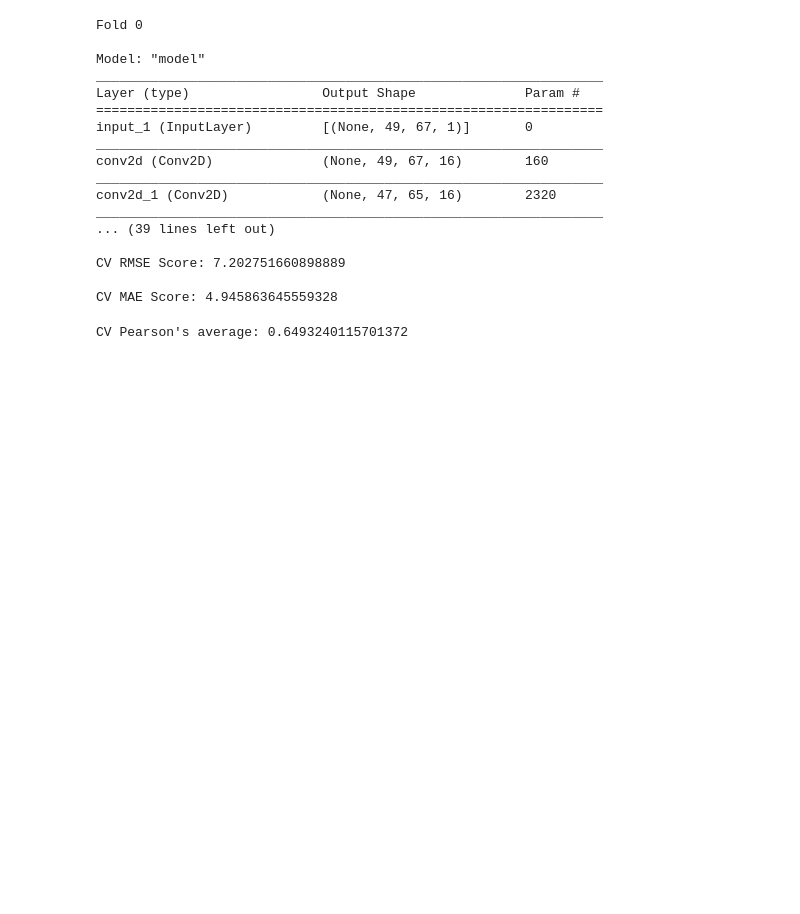
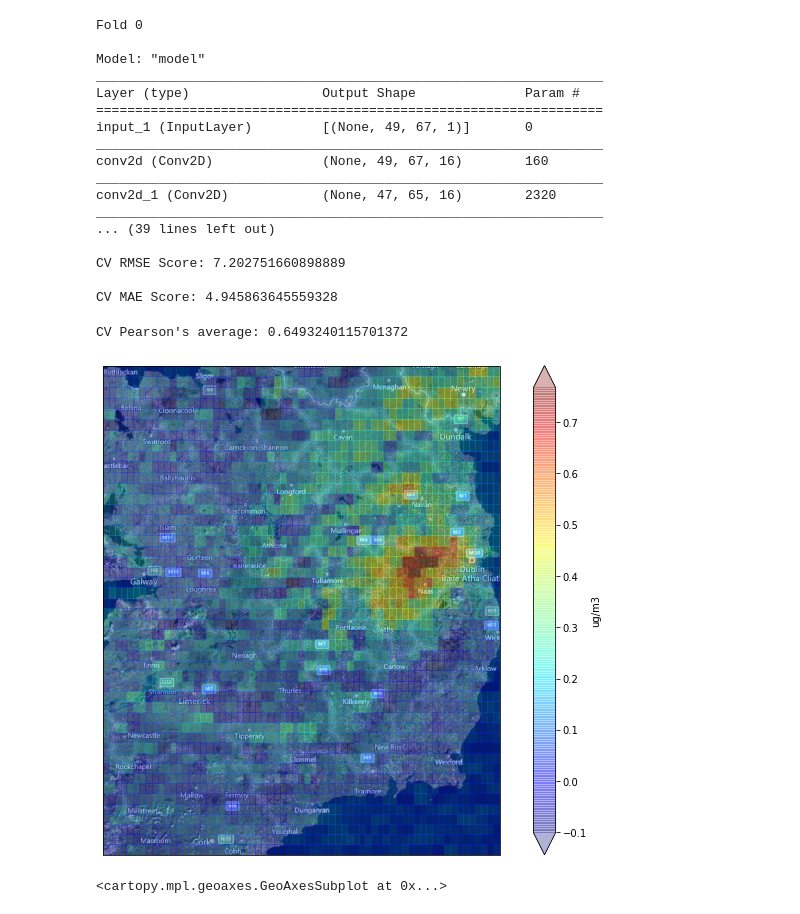
Before and after one commit to Bibhash123/NESNet, a Jupyter notebook: Proposed_Method/NO2_Ireland_Dataset(Proposed).ipynb, the cells around one changed output. Drawn from its saved outputs; the diff is of its cells as text; code cells hidden in the pictures; blank space fills up the shorter version.

```diff
--- a/Proposed_Method/NO2_Ireland_Dataset(Proposed).ipynb
+++ b/Proposed_Method/NO2_Ireland_Dataset(Proposed).ipynb
@@ -204,8 +204,14 @@ lat_cords = np.linspace(llcrn[1],urcrn[1]+0.05,num_rows)
 lon_cords = np.linspace(llcrn[0],urcrn[0]+0.05,num_cols)
 lon,lat = np.meshgrid(lon_cords,lat_cords)
 # %%
+inp = X_val[10][:,:,0]
 pred = model.predict(np.stack([X_val[10]]))[0].reshape((X_train[0].shape[0],X_train[0].shape[1]))
 true = Y_val[10].reshape((X_train[0].shape[0],X_train[0].shape[1]))
+# %%
+utils.plotMap(inp,lon,lat,ireland_bound)
+# %% [output]
+[figure, added]
+<cartopy.mpl.geoaxes.GeoAxesSubplot at 0x...>
 # %%
 utils.plotMap(pred,lon,lat,ireland_bound)
 # %% [output]
```
Also changed, not shown: parts of 2 cells of this notebook.
